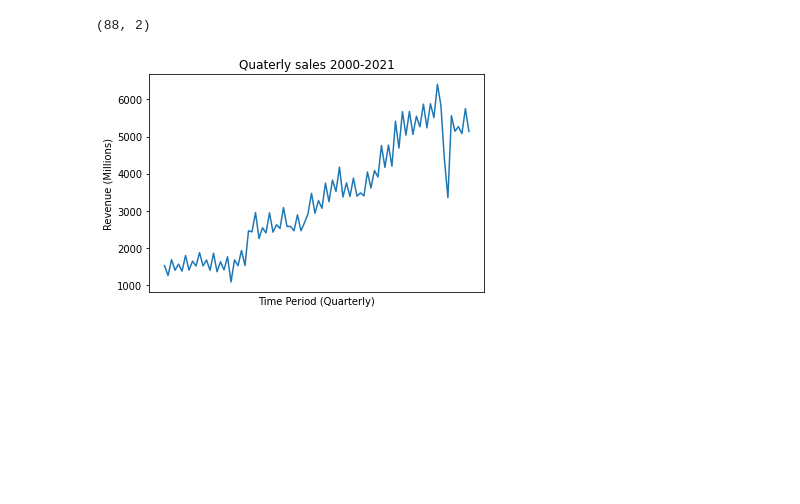
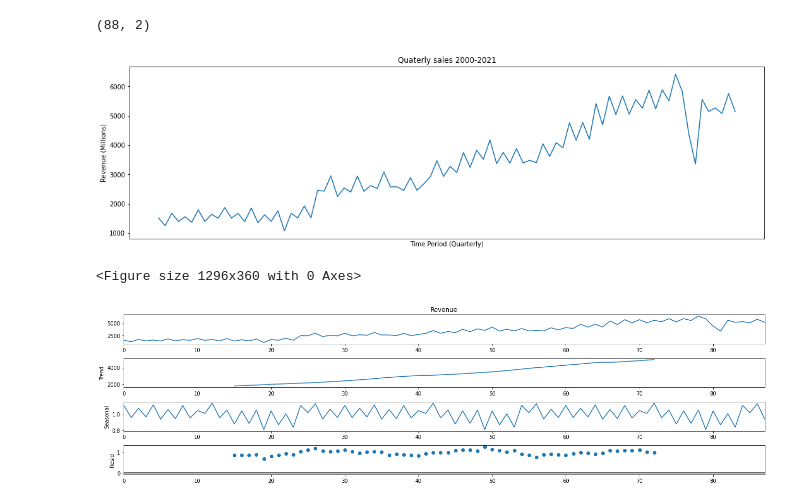
Before and after one commit to earo12/Business-Forecasting, a Jupyter notebook: Business_Forecasting.ipynb, the cells around one changed output. Drawn from its saved outputs; the diff is of its cells as text; code cells hidden in the pictures; blank space fills up the shorter version.

```diff
--- a/Business_Forecasting.ipynb
+++ b/Business_Forecasting.ipynb
@@ -39,11 +39,12 @@ df.shape
 # %% [output]
 (88, 2)
 # %%
+plt.rcParams['figure.figsize'] = (18,5)
 ax = sns.lineplot(data = df, x = df['Time Period'], y = df['Revenue'])
 ax.set_xticks([])
 plt.xlabel('Time Period (Quarterly)')
 plt.ylabel('Revenue (Millions)')
 plt.title('Quaterly sales 2000-2021')
 plt.show()
 # %% [output]
-[figure, old version]
+[figure, new version]
@@ -49,0 +53,8 @@ plt.show()
+# %%
+plt.figure()
+values.plot()
+#plt.set_size_inches(15,10)
+plt.show()
+# %% [output]
+<Figure size 1296x360 with 0 Axes>
+[figure, added]
```
Also changed, not shown: parts of 1 cell of this notebook.
